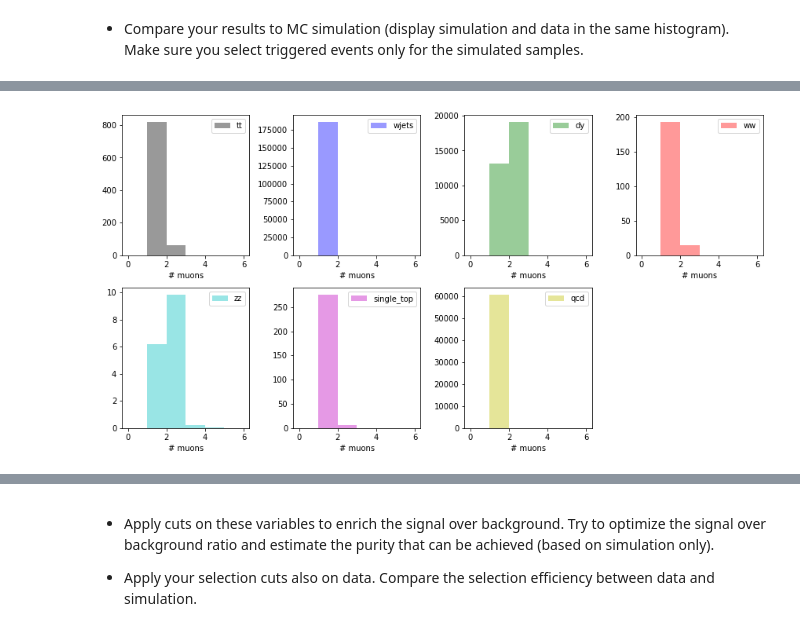
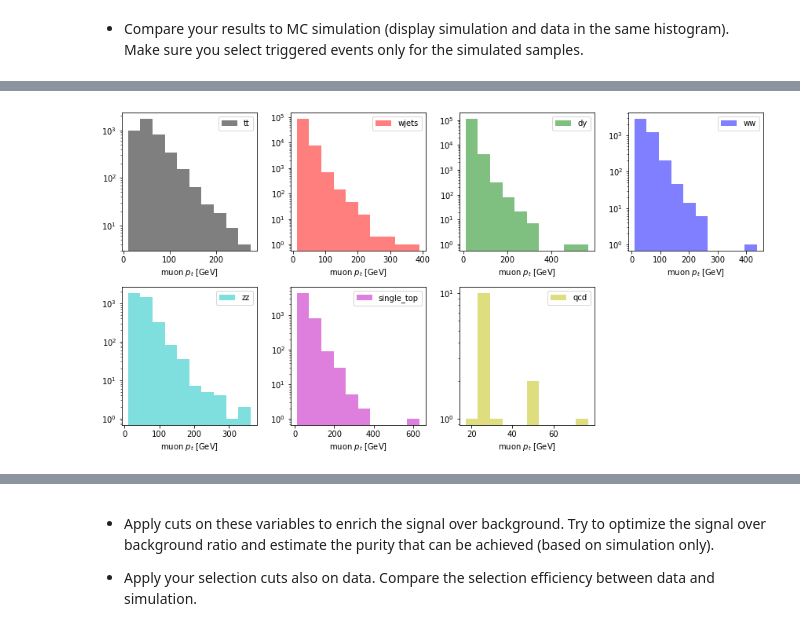
Before and after one commit to QuarkNet-HEP/ttbar-heptutorial, a Jupyter notebook: ttbar-heptutorial.ipynb, the cells around one changed output, grey strips where cells are left out. Cells and saved outputs as stored; diff of their text form; code cells hidden in the pictures.

```diff
--- a/ttbar-heptutorial.ipynb
+++ b/ttbar-heptutorial.ipynb
@@ -382,6 +506,11 @@ to understand how we can efficiently select top quark events and reject events w
 # %%
-# Select for at least one isolated muon
+# Select for at least one isolated muon in triggered events
 for n in mc:
-    mc[n] = mc[n][ak.any((mc[n].Muon.Iso / mc[n].Muon.Pt < 0.10), axis=1)]
-    mc[n] = mc[n][mc[n].NMuon >= 1]
+    mc[n] = mc[n][ak.any(((mc[n].Muon.Iso / mc[n].Muon.Pt) < 0.10), axis=1)]
+    mc[n] = mc[n][(mc[n].NMuon >= 1) & (mc[n].triggerIsoMu24)]
+
+one_iso_muon = iso_muons[(iso_muons.NMuon >= 1)]
+# %%
+colors = ['k', 'r', 'g', 'b', 'c', 'm', 'y']
+labels = ['tt', 'wjets', 'dy', 'ww', 'zz', 'single_top', 'qcd']
 # %%
@@ -412,0 +748,22 @@ plt.tight_layout()
+# %%
+fig = plt.figure(figsize=(12, 12))
+
+for i,n in enumerate(mc):
+
+    ax = plt.subplot(4,4,i+1)
+
+    plt.hist(
+        mc[n][ak.any(mc[n].Jet.btag > 1.74, axis=1)].NJet,
+        histtype='stepfilled',
+        log=False,
+        bins=6,
+        weights=mc[n][ak.any(mc[n].Jet.btag > 1.74, axis=1)].EventWeight,
+        range=(0,6),
+        color=colors[i],
+        alpha=0.5,
+    )
+
+    plt.xlabel('# btagged jets')
+    plt.legend([n])
+
+plt.tight_layout()
@@ -413,24 +861,21 @@ plt.tight_layout()
 # %%
 fig = plt.figure(figsize=(12, 12))
 
 for i,n in enumerate(mc):
 
     ax = plt.subplot(4,4,i+1)
 
     plt.hist(
-        mc[n].NMuon,
+        ak.flatten(mc[n].Muon.Pt),
         histtype='stepfilled',
-        weights=mc[n].EventWeight,
-        log=False,
-        bins=6,
-        range=(0,6),
+        log=True,
         color=colors[i],
-        alpha=0.4,
+        alpha=0.5,
     )
 
-    plt.xlabel('# muons')
+    plt.xlabel('muon $p_{t}$ [GeV]')
     plt.legend([n])
 
 plt.tight_layout()
 # %% [output]
-[figure, old version]
+[figure, new version]
```
Also changed, not shown: parts of 38 cells of this notebook.
